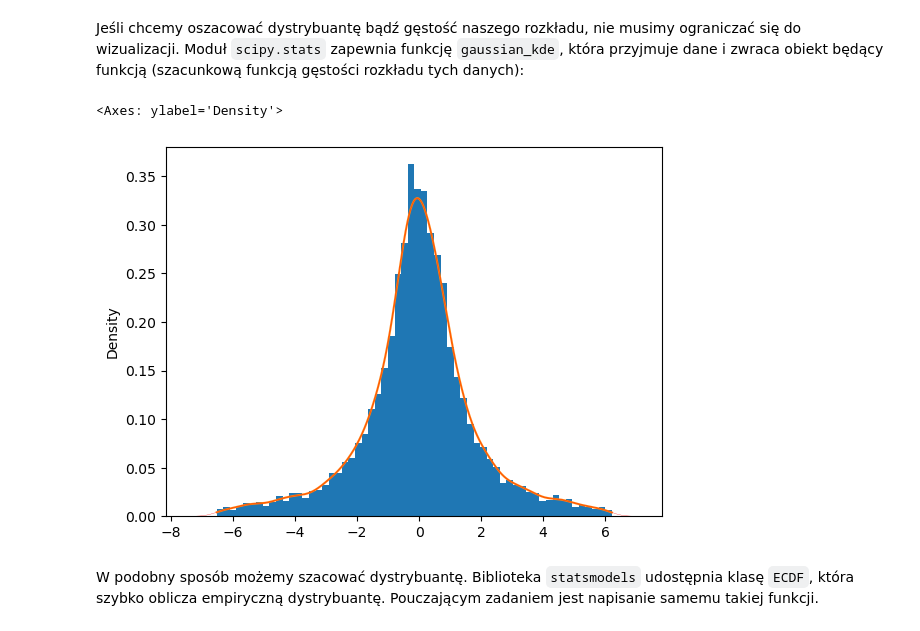
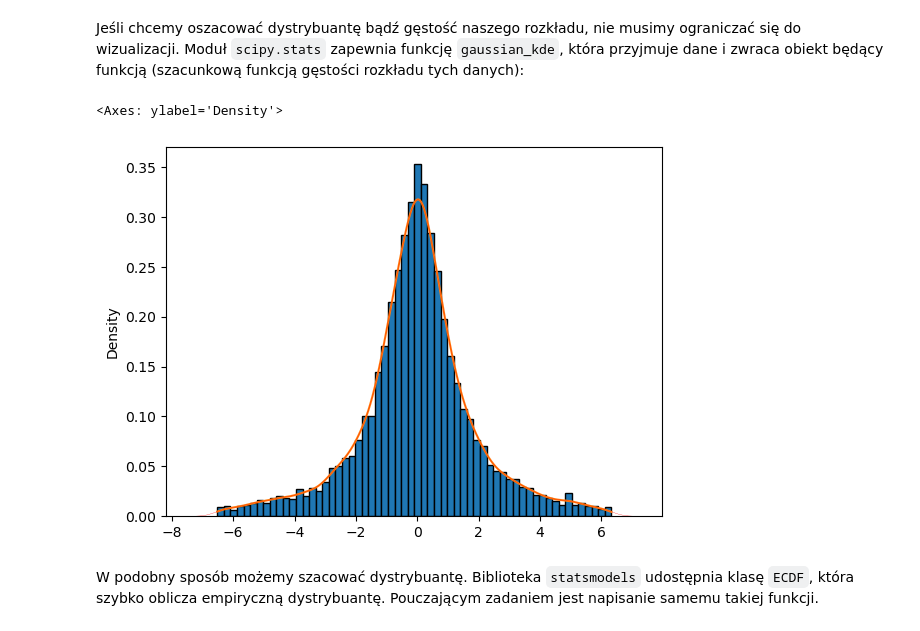
Before and after one commit to orange-cat-programmer/MPSI_2024-25, a Jupyter notebook: lekcja_rozklady/rozklady.ipynb, the cells around one changed output. Cells and saved outputs as stored; diff of their text form; code cells hidden in the pictures.

```diff
--- a/lekcja_rozklady/rozklady.ipynb
+++ b/lekcja_rozklady/rozklady.ipynb
@@ -267,35 +270,35 @@ from scipy.stats import gaussian_kde
 data = np.random.standard_cauchy(size=10000)
 
 #ze względu na specyfikę rozkładu Cauchyego, dobrym pomysłem
 #będzie pozbycie się tzw. outliers
 
 lower_bound = np.percentile(data, 5)
 upper_bound = np.percentile(data, 95)
 
 
 def outlier_filter(x):
     return (x >= lower_bound) and (x <= upper_bound)
 
 
 outlier_filter = np.vectorize(outlier_filter)
 data_filter = outlier_filter(data)
 data = data[data_filter]
 
 kde = gaussian_kde(data)
 kde_vec = np.vectorize(kde)
 
 x = np.linspace(np.min(data), np.max(data), 10000)
 pdf = kde_vec(x)
 
-plt.hist(data, bins=60, density=True)
+plt.hist(data, bins=60, density=True, edgecolor='black')
 plt.plot(x, pdf)
 
 ###dla porownania naniesmy jeszcze wykres szacunkowego pdf uzyskanego metodą kde:
 sns.kdeplot(data, fill=False, color='red', lw=0.2)
 ###widać, że wykresy się pokrywają
 # %% [output]
 <Axes: ylabel='Density'>
-[figure, old version]
+[figure, new version]
 # %% [markdown]
 W podobny sposób możemy szacować dystrybuantę. Biblioteka `statsmodels` udostępnia klasę `ECDF`, która szybko oblicza empiryczną dystrybuantę. Pouczającym zadaniem jest napisanie samemu takiej funkcji.
 # %%
```
Also changed, not shown: parts of 17 cells of this notebook.
